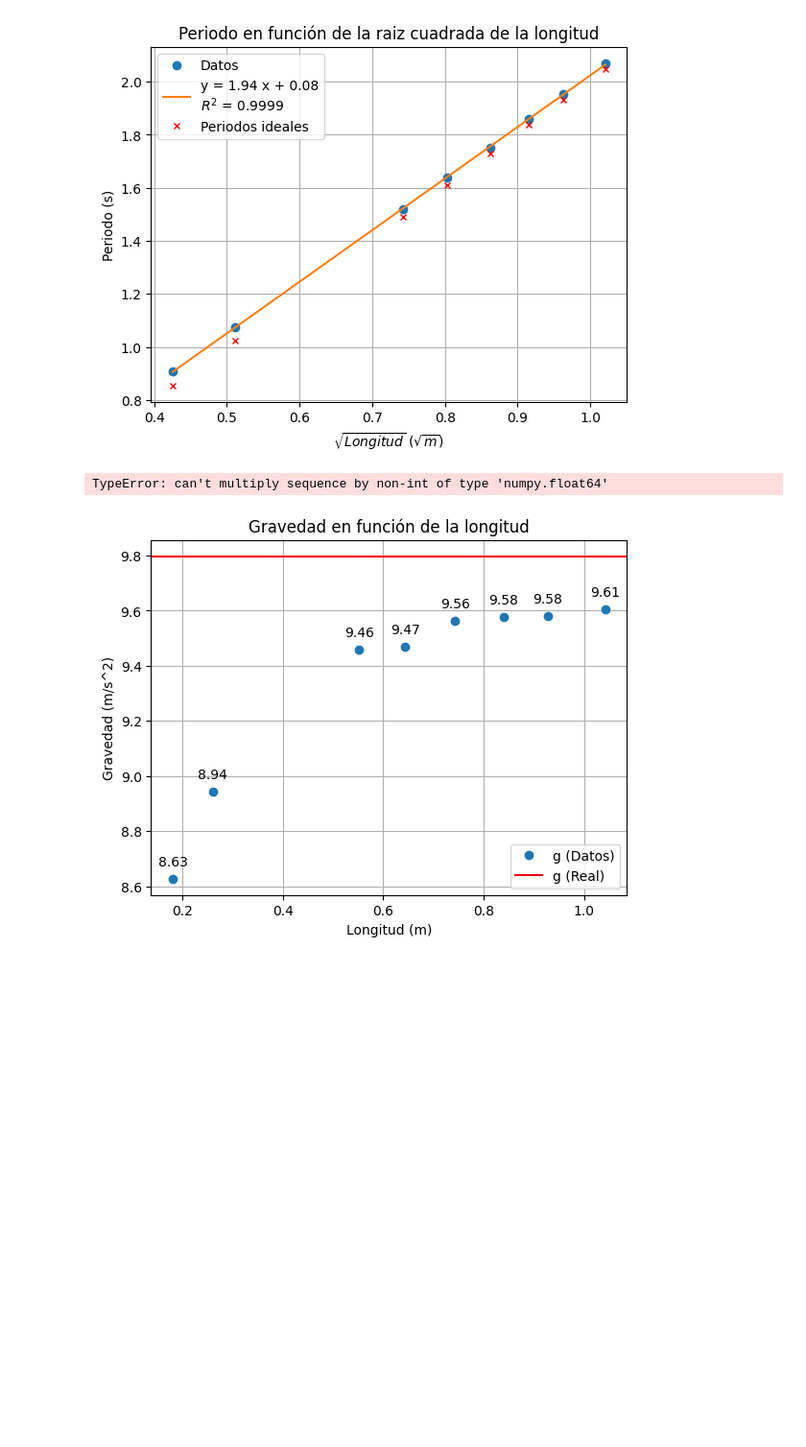
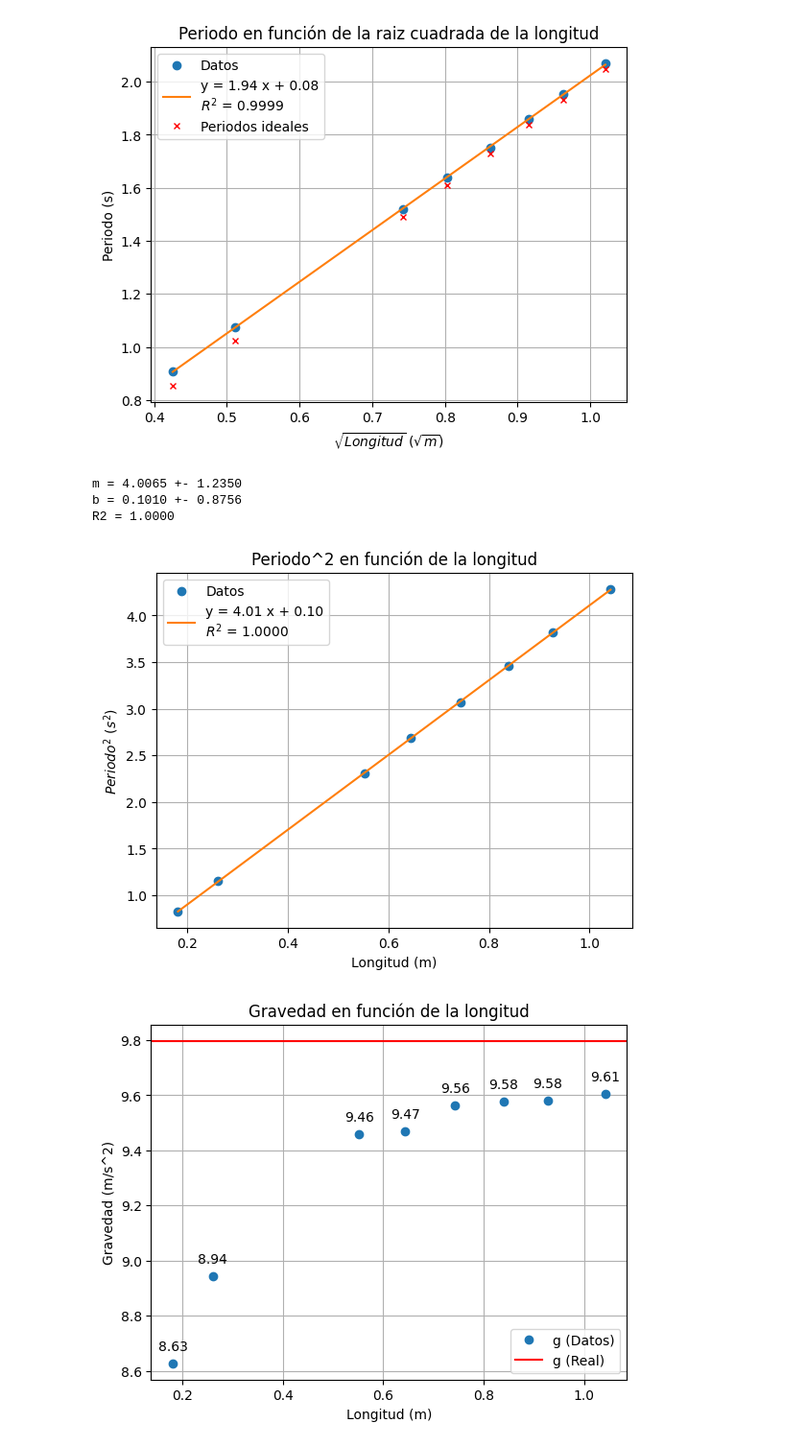
Before and after one commit to LecJackS/Mecanica-y-Termodinamica-2024-1C, a Jupyter notebook: Laboratorios/Labo03-04/Labo02.ipynb, the cells around one changed output. Shown at 96% size. Saved outputs shown, nothing was run; the diff lists cells and outputs as text; code cells hidden in the pictures; blank space fills up the shorter version.

Commit message:
Corregido Periodo cuadrado

```diff
--- a/Laboratorios/Labo03-04/Labo02.ipynb
+++ b/Laboratorios/Labo03-04/Labo02.ipynb
@@ -266,6 +266,7 @@ print(res)
 from scipy.optimize import curve_fit
 
 def lineal(x, m, b):
+    x = np.array(x)
     return m * x + b
 
 popt, pcov = curve_fit(lineal, longitudes, periodos, absolute_sigma=True)
@@ -347,28 +348,30 @@ R2 = 0.9999
 # %%
 T2 = np.array(periodos)**2
 popt, pcov = curve_fit(lineal, longitudes, T2, absolute_sigma=True)
 
 m, b = popt
 dm, db = np.sqrt(np.diag(pcov))
 
-R2 = 1 - np.sum((lineal(np.array(longitudes), m, b) - T2)**2) / np.sum((T2 - np.mean(T2))**2)
-R2 = 1 - np.sum((lineal(np.array(longitudes), m, b) - periodos)**2) / np.sum((periodos - np.mean(periodos))**2)
+R2 = 1 - np.sum((lineal(longitudes, m, b) - T2)**2) / np.sum((T2 - np.mean(T2))**2)
 
 
 print(f"m = {m:.4f} +- {dm:.4f}")
 print(f"b = {b:.4f} +- {db:.4f}")
 print(f"R2 = {R2:.4f}")
 
 plt.plot(longitudes, T2, 'o', label='Datos')
 plt.plot(longitudes, lineal(longitudes, m, b), label=f"y = {m:.2f} x + {b:.2f}\n"+r"$R^2$"+f" = {R2:.4f}")
 plt.xlabel("Longitud (m)")
 plt.ylabel(r"$Periodo^2$ ($s^2$)")
 plt.title("Periodo^2 en función de la longitud")
 plt.legend()
 plt.grid()
 plt.show()
 # %% [output]
-TypeError: can't multiply sequence by non-int of type 'numpy.float64'
+m = 4.0065 +- 1.2350
+b = 0.1010 +- 0.8756
+R2 = 1.0000
+[figure, added]
 # %%
 # g = (2*np.pi / T)^2 * L
 
```
